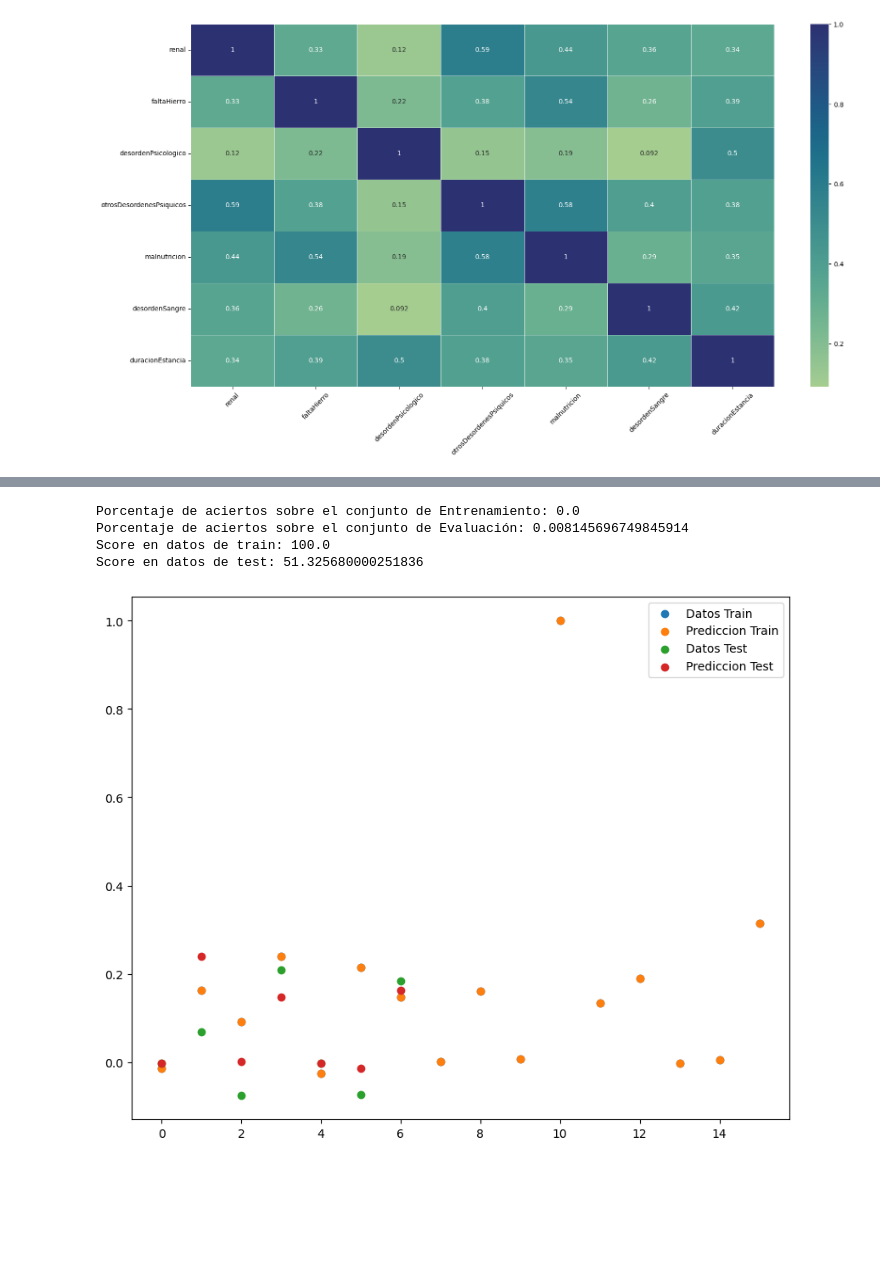
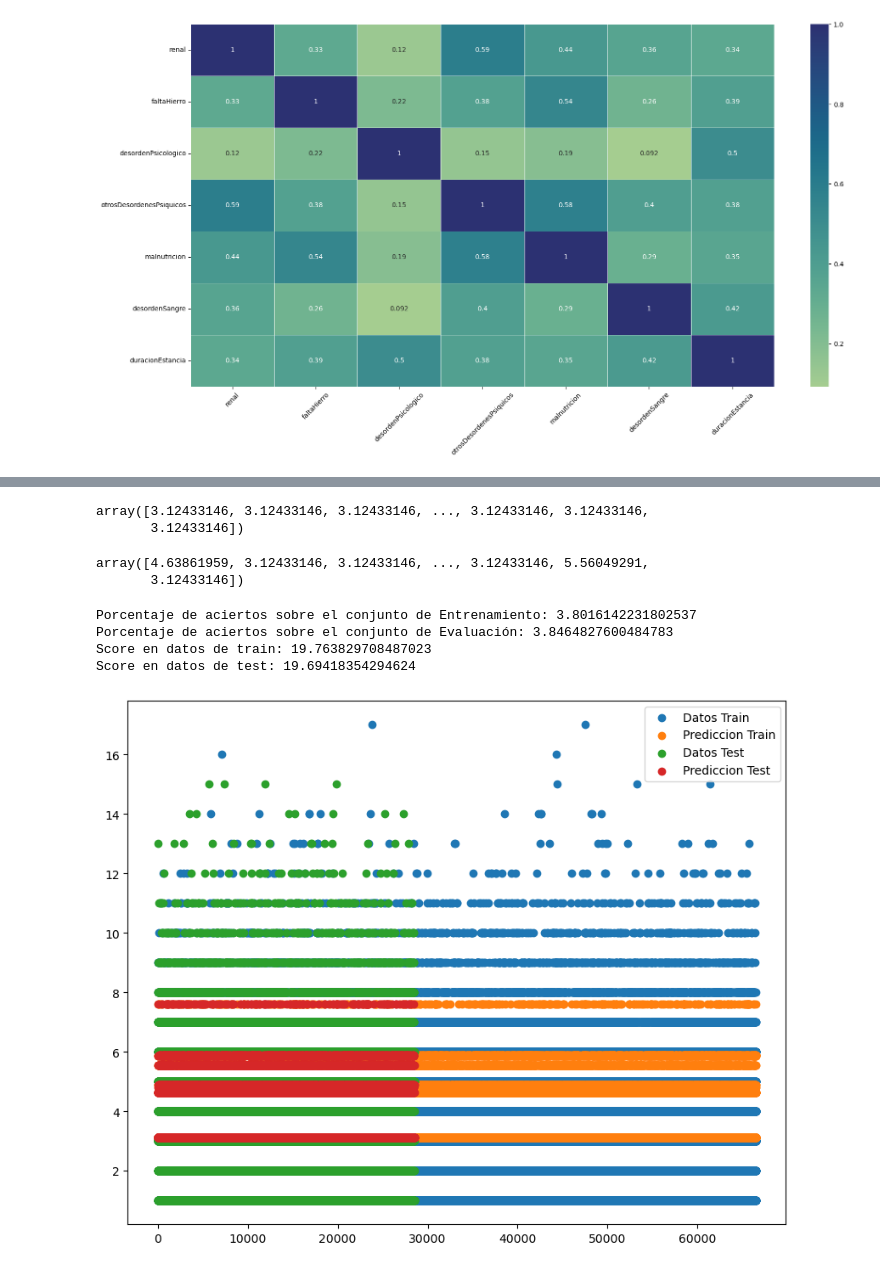
Before and after one commit to Marcelo-A-Martinez/Proyecto_ComplementarioI---Martinez-Marcelo-Adri-n, a Jupyter notebook: Proyecto_ComplementarioI- Martinez Marcelo Adrián.ipynb, the cells around one changed output, grey strips where cells are left out. Cells and saved outputs as stored; diff of their text form; code cells hidden in the pictures; blank space fills up the shorter version.

```diff
--- a/Proyecto_ComplementarioI- Martinez Marcelo Adrián.ipynb
+++ b/Proyecto_ComplementarioI- Martinez Marcelo Adrián.ipynb
@@ -472,2 +503,7 @@ from sklearn import metrics
 from sklearn import svm
 from sklearn.neighbors import KNeighborsRegressor
+# %%
+X=ClinicaA.iloc[:, 0:21]
+#X=X.reshape(1,-1)
+y=ClinicaA.iloc[:, 22]
+#y=y.reshape(1,-1)
@@ -474,15 +520,10 @@ from sklearn.neighbors import KNeighborsRegressor
 # %%
-X=ClinicaA.genero.values
-X=X.reshape(-1,1)
-y=ClinicaA.duracionEstancia.values
-y=y.reshape(-1,1)
-
 # DIVISIÓN ENTRE DATOS DE ENTRENAMIENTO Y TEST:
 X_train, X_test, y_train, y_test = train_test_split(
-                                        ClinicaA.drop(columns = "duracionEstancia"),
-                                        ClinicaA['duracionEstancia'],
+                                        X,
+                                        y,
                                         test_size=0.30,
-                                        random_state = 42
+                                        random_state = 0
                                     )
 
 print(X_train.shape)
@@ -497,7 +580,4 @@ print(y_test.shape)
 # %%
-# Creación del modelo
-# ------------------------------------------------------------------------------
-modelo = DecisionTreeRegressor()
-modelo.fit(X_train, y_train)
-y_train_pred = modelo.predict(X_train)
-y_test_pred = modelo.predict(X_test)
+# CREACIÓN DEL MODELO
+# ---------------------------------------------------------------------------------------------------------
+modelo = DecisionTreeRegressor(max_depth=3)
@@ -522,3 +598,16 @@ y_test_pred_tree = modelo.predict(X_test)
+# %%
+# PREDICCIONES
+y_train_pred = modelo.predict(X_train)
+y_train_pred
+# %% [output]
+array([3.12433146, 3.12433146, 3.12433146, ..., 3.12433146, 3.12433146,
+       3.12433146])
+# %%
+y_test_pred = modelo.predict(X_test)
+y_test_pred
+# %% [output]
+array([4.63861959, 3.12433146, 3.12433146, ..., 3.12433146, 5.56049291,
+       3.12433146])
 # %%
 # Comaparamos con las etiquetas reales
 print('Porcentaje de aciertos sobre el conjunto de Entrenamiento:', mean_squared_error(y_train_pred,y_train))
@@ -526,7 +615,7 @@ print('Porcentaje de aciertos sobre el conjunto de Evaluación:', mean_squared_e
 print('Score en datos de train:', modelo.score(X_train, y_train)*100)
 print('Score en datos de test:', modelo.score(X_test, y_test)*100)
 # %% [output]
-Porcentaje de aciertos sobre el conjunto de Entrenamiento: 0.0
-Porcentaje de aciertos sobre el conjunto de Evaluación: 0.008145696749845914
-Score en datos de train: 100.0
-Score en datos de test: 51.325680000251836
+Porcentaje de aciertos sobre el conjunto de Entrenamiento: 3.8016142231802537
+Porcentaje de aciertos sobre el conjunto de Evaluación: 3.8464827600484783
+Score en datos de train: 19.763829708487023
+Score en datos de test: 19.69418354294624
@@ -533,18 +625,19 @@ Score en datos de test: 51.325680000251836
 # %%
 # PREPARACIÓN DATOS:
 X_train=np.arange(0,len(X_train),1)
 X_test=np.arange(0,len(X_test),1)
 
 # VISUALIZACIÓN
 plt.figure(figsize = (10,8))
 
 plt.scatter(X_train, y_train, label = 'Datos Train')
-plt.scatter(X_train, y_train_pred_tree, label = 'Prediccion Train')
+plt.scatter(X_train, y_train_pred, label = 'Prediccion Train')
 
 plt.scatter(X_test, y_test, label = 'Datos Test')
-plt.scatter(X_test, y_test_pred_tree, label = 'Prediccion Test')
+plt.scatter(X_test, y_test_pred, label = 'Prediccion Test')
 
 plt.legend()
+
 plt.show()
 # %% [output]
-[figure, old version]
+[figure, new version]
```
Also changed, not shown: parts of 24 cells of this notebook.
